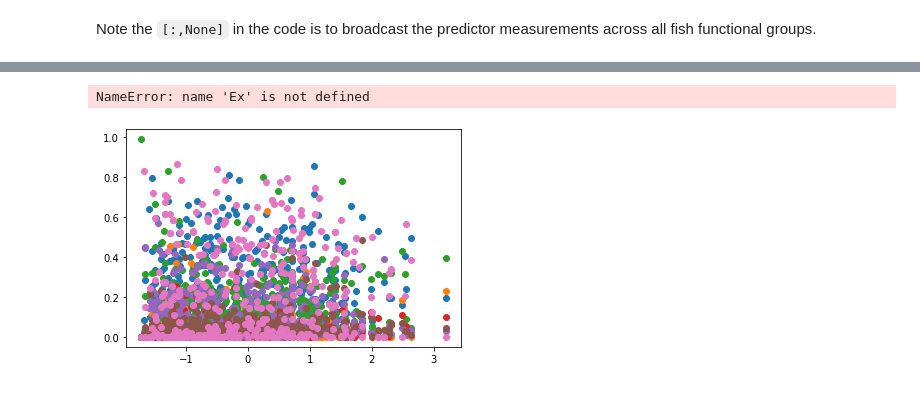
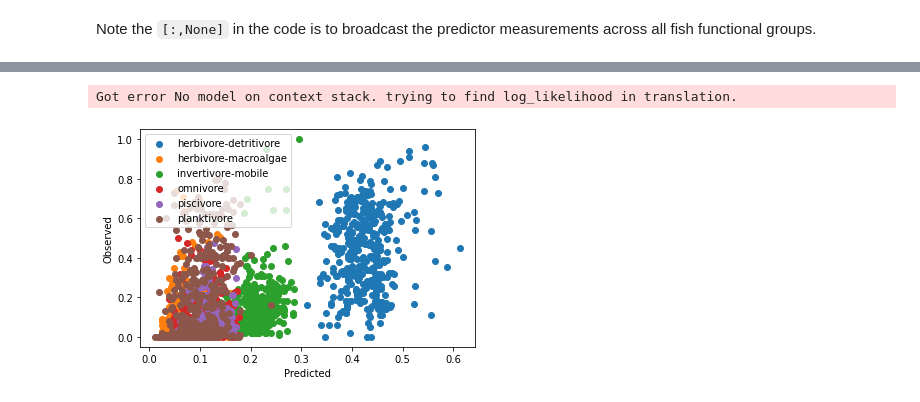
Before and after one commit to jpwrobinson/nutrient-productivity, a Jupyter notebook: py-notebook/NutProd_Dirichlet_pymc3.ipynb, the cells around one changed output, grey strips where cells are left out. Saved outputs shown, nothing was run; the diff lists cells and outputs as text; code cells hidden in the pictures.

```diff
--- a/py-notebook/NutProd_Dirichlet_pymc3.ipynb
+++ b/py-notebook/NutProd_Dirichlet_pymc3.ipynb
@@ -72,9 +72,8 @@ nut.head()
 y = nut[["herbivore-detritivore","herbivore-macroalgae","invertivore-mobile","omnivore","piscivore","planktivore"]]
 # Grab fg names
 hnames = list(y[:-1])
-
 y = y.to_numpy()
-y = y.round(2)
+y = y.round(2)+0.000001
 # Make y's sum to 1
 y = y/y.sum(axis=1,keepdims=1)
 nfg = y.shape[1]
@@ -86,5 +85,18 @@ y2.to_csv('zinc_focal.csv', index=False)
 # # identify predictors
 hc = stdize(nut.hard_coral).to_numpy()
 ma = stdize(nut.macroalgae).to_numpy()
+bs = stdize(nut.bare_substrate).to_numpy()
+ta = stdize(nut.turf_algae).to_numpy()
+pop = stdize(nut.pop_count).to_numpy()
+rt = pd.Categorical(nut.reef_type)
 grav_nc = stdize(nut.grav_nc).to_numpy()
-depth = stdize(nut.depth).to_numpy()
+dep = stdize(nut.depth).to_numpy()
+
+reef_type = list(np.sort(pd.unique(nut["reef_type"])))
+rt = np.array([reef_type.index(x) for x in nut["reef_type"]])
+
+country = list(np.sort(pd.unique(nut["country"])))
+c = np.array([country.index(x) for x in nut["country"]])
+
+site = list(np.sort(pd.unique(nut["site"])))
+s = np.array([site.index(x) for x in nut["site"]])
@@ -91,13 +105,2 @@ depth = stdize(nut.depth).to_numpy()
 # %% [markdown]
 Now build the model
-# %%
-with pm.Model() as BDM:
-    intercept = pm.Normal('intercept', 0, 2, shape=nfg)
-#     hard_coral = pm.Normal('hard_coral', 0, 0.5, shape=nfg)
-#     gravity = pm.Normal('gravity', 0, 1, shape=nfg)
-    dep = pm.Normal('dep', 0, 0.5, shape=nfg)
-
-    α = pm.Deterministic('alpha', tt.exp(intercept+
-#                                          hard_coral*hc[:,None]+gravity*grav_nc[:,None] +
-                                         dep*depth[:,None]))
-    Yi = pm.Dirichlet('Yi', α, observed=y)
@@ -129,3 +183,10 @@ pm.summary(trace_dm, var_names=['intercept', 'depth', 'depth2'])
+# %%
+posts=pd.DataFrame(pm.summary(trace_dm, var_names=['intercept', 'depth', 'hard_coral', 'turf',
+                                                   'bare_sub', 'gravity', 'population']))
+posts['fg']=hnames*7
+posts.to_csv('zinc_posterior_summary.csv')
+# %% [output]
+Got error No model on context stack. trying to find log_likelihood in translation.
 # %%
 # Grab alphas
 alpha = trace_dm['alpha'].T
@@ -137,10 +198,7 @@ Ex = Ex_alphas/alpha_0
 # %%
-# Plot estimates against observed
-[plt.scatter(hc,yi,label=l) for yi,l in zip(y.T,hnames)]
-[plt.plot(hc,ei) for ei in Ex]
-plt.ylabel('Expected proportions', fontsize=15)
-plt.xlabel('Depth (z-score)', fontsize=15)
+## Predicted vs. observed
+[plt.scatter(ei,yi,label=l) for yi,l,ei in zip(y.T,hnames,Ex)]
+plt.ylabel('Observed'),plt.xlabel('Predicted')
 plt.legend();
 # %% [output]
-NameError: name 'Ex' is not defined
-[figure, old version]
+[figure, new version]
```
Also changed, not shown: parts of 12 cells of this notebook, 5 other files.
